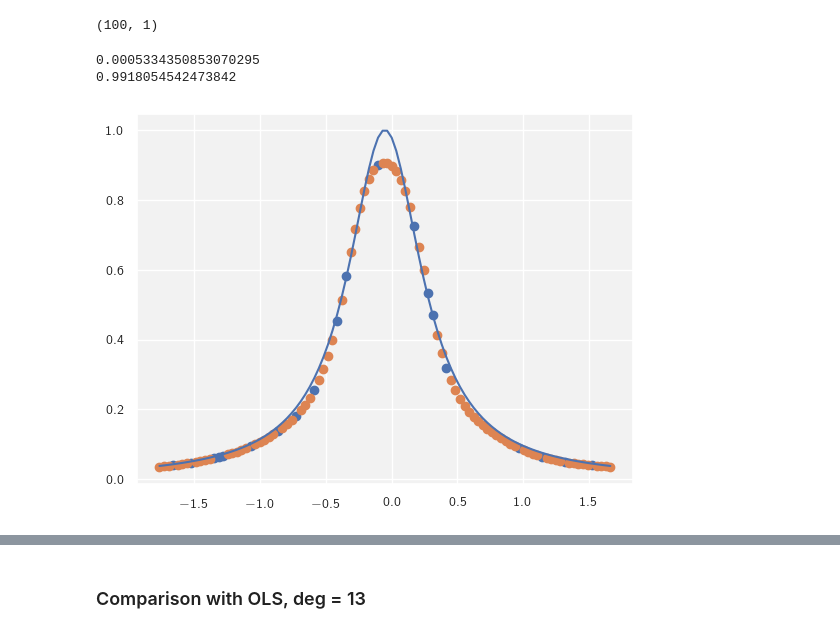
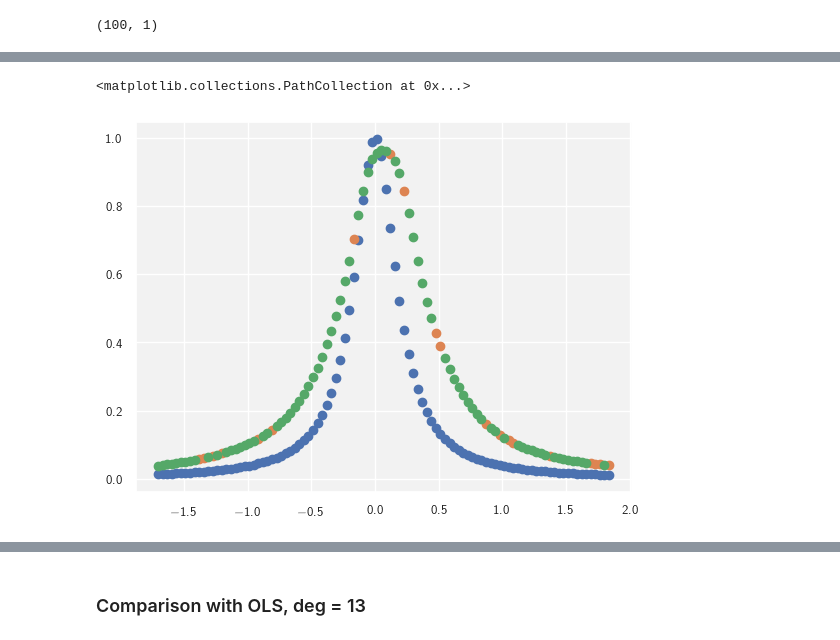
Before and after one commit to p-perrone/UiO_MachineLearning, a Jupyter notebook: ml_project2/notebooks/project2.ipynb, the cells around one changed output, grey strips where cells are left out. Cells and saved outputs as stored; diff of their text form; code cells hidden in the pictures.

```diff
--- a/ml_project2/notebooks/project2.ipynb
+++ b/ml_project2/notebooks/project2.ipynb
@@ -276,11 +310,12 @@ activation_functions_dic = {
     'ReLU'       : (ReLU, ReLU_der),
     'leaky_ReLU' : (leaky_ReLU, leaky_ReLU_der),
     'sigmoid'    : (sigmoid, sigmoid_der),
+    'softmax'    : (softmax, softmax_der)
     }
 
 cost_functions_dic = {
     'MSE'           : (mse, mse_der),
-    #'cross_entropy' : (cross_entropy, cross_entropy_der)
+    'cross_entropy' : (cross_entropy, cross_entropy_der)
     }
 # %%
 def set_activations(
@@ -621,21 +691,3 @@ x_test = scaler.transform(x_test)
 x = scaler.transform(x)
 # %% [output]
 (100, 1)
-# %%
-nn._create_layers()
-nn._define_scheduler('Adam', eta=1e-4)
-nn._train(x_train, y_train, 500)
-
-predict_test = nn._predict(x_test)
-predict_train = nn._predict(x_train)
-
-plt.plot(x, y)
-plt.scatter(x_test, predict_test)
-plt.scatter(x_train, predict_train)
-
-print(mse(predict_test, y_test))
-print(r2_score(predict_test, y_test))
-# %% [output]
-0.0005334350853070295
-0.9918054542473842
-[figure, removed]
@@ -641,0 +709,12 @@ print(r2_score(predict_test, y_test))
+# %%
+y_noise = Runge(x, noise=False)
+nn1._create_layers()
+nn1._define_scheduler(type="Adam", eta=1e-3)
+nn1._train(x_train, y_train, n_epochs=1000, n_batches=20)
+y_pred_test = nn1._predict(x_test).reshape(-1)
+y_pred_train = nn1._predict(x_train).reshape(-1)
+
+plt.scatter(x, y_noise)
+plt.scatter(x_test, y_pred_test)
+plt.scatter(x_train, y_pred_train)
+# %% [output]
@@ -642,3 +741,5 @@ print(r2_score(predict_test, y_test))
+<matplotlib.collections.PathCollection at 0x...>
+[figure, added]
 # %%
 etas_range = [1e-2, 0.5e-2, 1e-3, 0.5e-3, 1e-4, 0.5e-4, 1e-5]
 epochs_range = [100, 250, 500, 1000, 2500, 5000]
```
Also changed, not shown: parts of 26 cells of this notebook.
